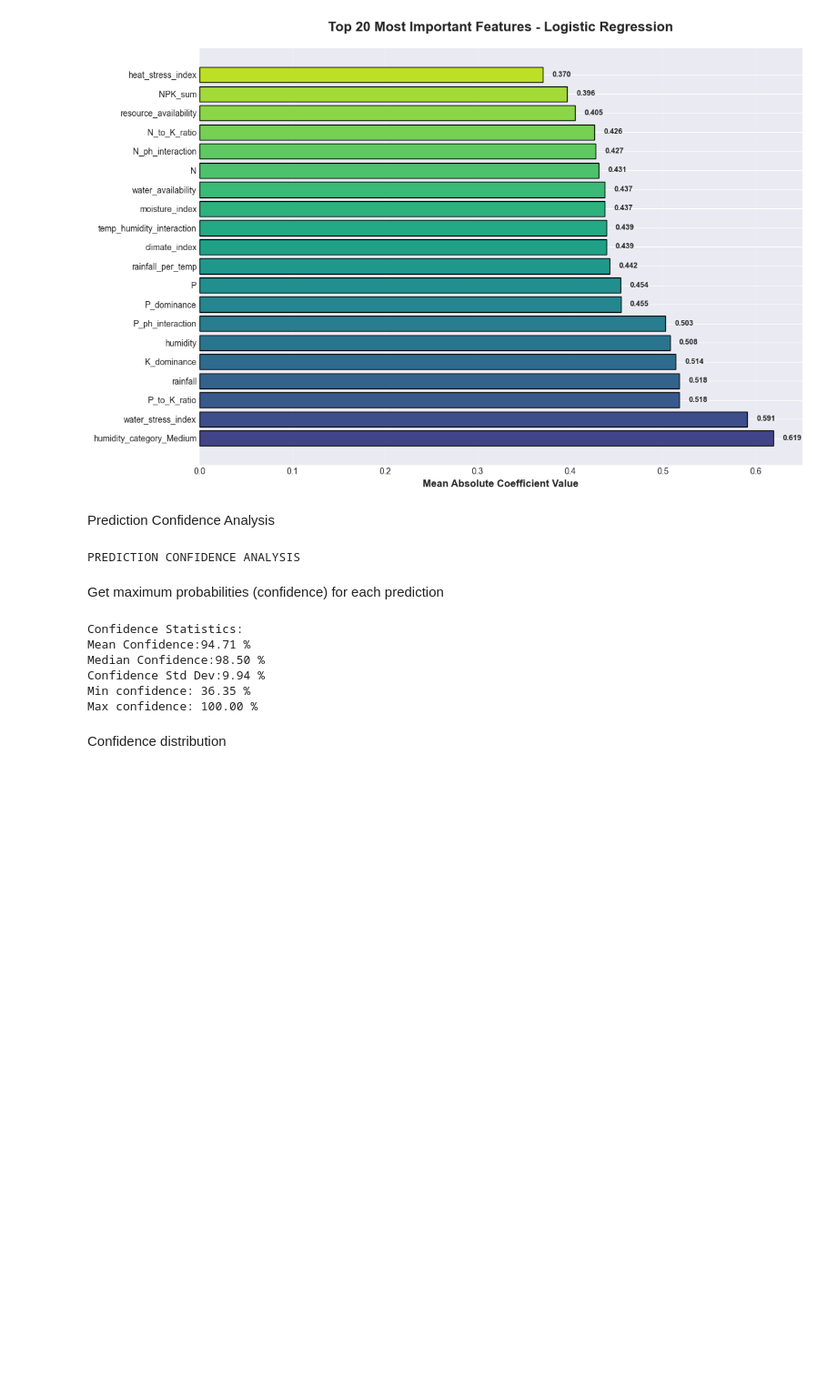
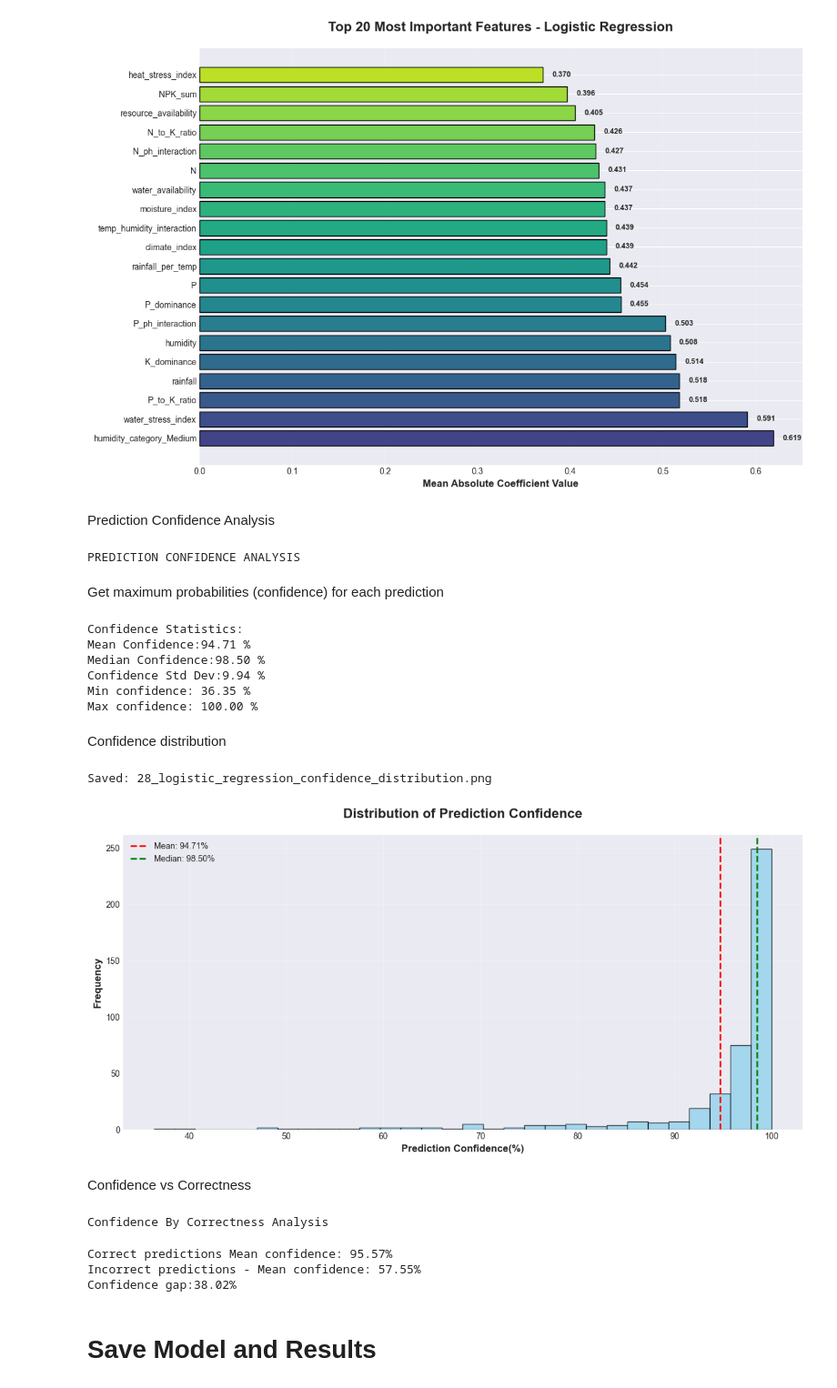
Before and after one commit to x-neon-nexus-o/AI-Powered-Crop-Recommendation-System-with-Explainable-AI-and-Economic-Analysis, a Jupyter notebook: notebooks/6.Model Training Logistic Regression.ipynb, the cells around one changed output. Shown at 91% size. Drawn from its saved outputs; the diff is of its cells as text; code cells hidden in the pictures; blank space fills up the shorter version.

```diff
--- a/notebooks/6.Model Training Logistic Regression.ipynb
+++ b/notebooks/6.Model Training Logistic Regression.ipynb
@@ -555,3 +555,28 @@ Min confidence: 36.35 %
 Max confidence: 100.00 %
 # %% [markdown]
 Confidence distribution
+# %%
+plt.figure(figsize=(12,6))
+plt.hist(test_confidence*100,bins=30,color="skyblue",edgecolor="black",alpha=0.7)
+plt.axvline(test_confidence.mean() * 100, color='red', linestyle='--', linewidth=2,label=f'Mean: {test_confidence.mean()*100:.2f}%')
+plt.axvline(np.median(test_confidence) * 100, color='green', linestyle='--', linewidth=2,
+            label=f'Median: {np.median(test_confidence)*100:.2f}%')
+plt.xlabel('Prediction Confidence(%)', fontsize=12, fontweight='bold')
+plt.ylabel('Frequency',fontsize=12,fontweight='bold')
+plt.title('Distribution of Prediction Confidence',fontsize=16, fontweight='bold', pad=20)
+plt.legend()
+plt.grid(True, alpha=0.3)
+
+plt.tight_layout()
+plt.savefig('../data/visualizations/28_logistic_regression_confidence_distribution.png', dpi=300, bbox_inches='tight')
+print("\nSaved: 28_logistic_regression_confidence_distribution.png")
+plt.show()
+# %% [output]
+Saved: 28_logistic_regression_confidence_distribution.png
+[figure, added]
+# %% [markdown]
+Confidence vs Correctness
+# %%
+print("Confidence By Correctness Analysis")
+# %% [output]
+Confidence By Correctness Analysis
@@ -557,0 +587,10 @@ Confidence distribution
+# %%
+print(f"Correct predictions Mean confidence: {correct_confidence.mean() * 100:.2f}%")
+print(f"Incorrect predictions - Mean confidence: {incorrect_confidence.mean() * 100:.2f}%")
+print(f"Confidence gap:{(correct_confidence.mean()-incorrect_confidence.mean()) * 100:.2f}%")
+# %% [output]
+Correct predictions Mean confidence: 95.57%
+Incorrect predictions - Mean confidence: 57.55%
+Confidence gap:38.02%
+# %% [markdown]
+# Save Model and Results
```
Also changed, not shown: parts of 9 cells of this notebook, 4 other files.
